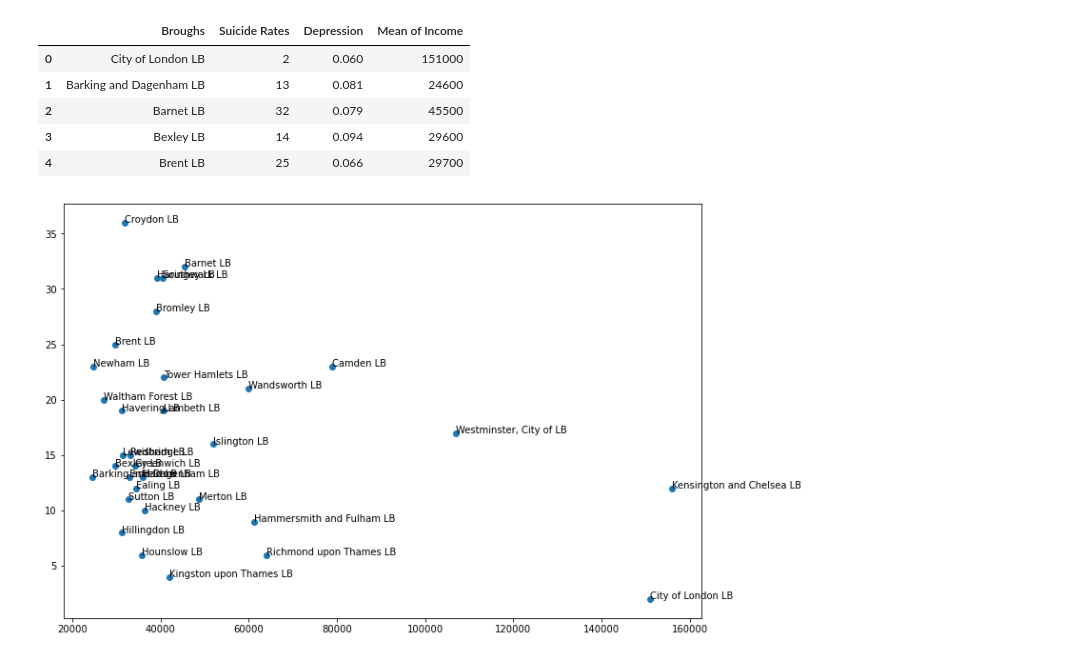
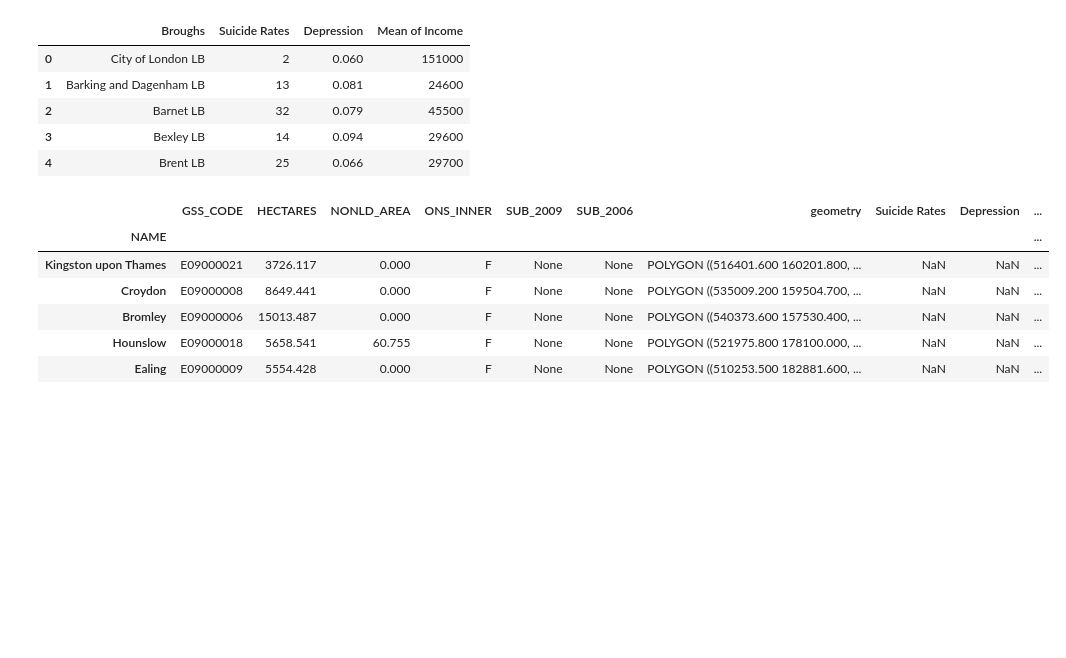
Before and after one commit to alyssageorgee/alyssageorge.github.io, a Jupyter notebook: choropleth map.ipynb, the cells around one changed output. Cells and saved outputs as stored; diff of their text form; code cells hidden in the pictures; blank space fills up the shorter version.

```diff
--- a/choropleth map.ipynb
+++ b/choropleth map.ipynb
@@ -21,11 +21,14 @@ df.head()
 | 2 | Barnet LB | 32 | 0.079 | 45500 |
 | 3 | Bexley LB | 14 | 0.094 | 29600 |
 | 4 | Brent LB | 25 | 0.066 | 29700 |
-# %%
-fig, ax = plt.subplots(figsize=(12, 8))
-fig
-ax.scatter(df['Mean of Income'], df['Suicide Rates'])
-for i, text in enumerate(df['Broughs']):
-    ax.annotate(text, (df['Mean of Income'][i], df['Suicide Rates'][i]))
-# %% [output]
-[figure, removed]
+# %%
+merged = map_df.set_index('NAME').join(df.set_index('Broughs'))
+merged.head()
+# %% [output]
+|  | GSS_CODE | HECTARES | NONLD_AREA | ONS_INNER | SUB_2009 | SUB_2006 | geometry | Suicide Rates | Depression | ... |
+| NAME |  |  |  |  |  |  |  |  |  | ... |
+| Kingston upon Thames | E09000021 | 3726.117 | 0.000 | F | None | None | POLYGON ((516401.600 160201.800, ... | NaN | NaN | ... |
+| Croydon | E09000008 | 8649.441 | 0.000 | F | None | None | POLYGON ((535009.200 159504.700, ... | NaN | NaN | ... |
+| Bromley | E09000006 | 15013.487 | 0.000 | F | None | None | POLYGON ((540373.600 157530.400, ... | NaN | NaN | ... |
+| Hounslow | E09000018 | 5658.541 | 60.755 | F | None | None | POLYGON ((521975.800 178100.000, ... | NaN | NaN | ... |
+| Ealing | E09000009 | 5554.428 | 0.000 | F | None | None | POLYGON ((510253.500 182881.600, ... | NaN | NaN | ... |
```
Also changed, not shown: parts of 3 cells of this notebook, 2 other files.
